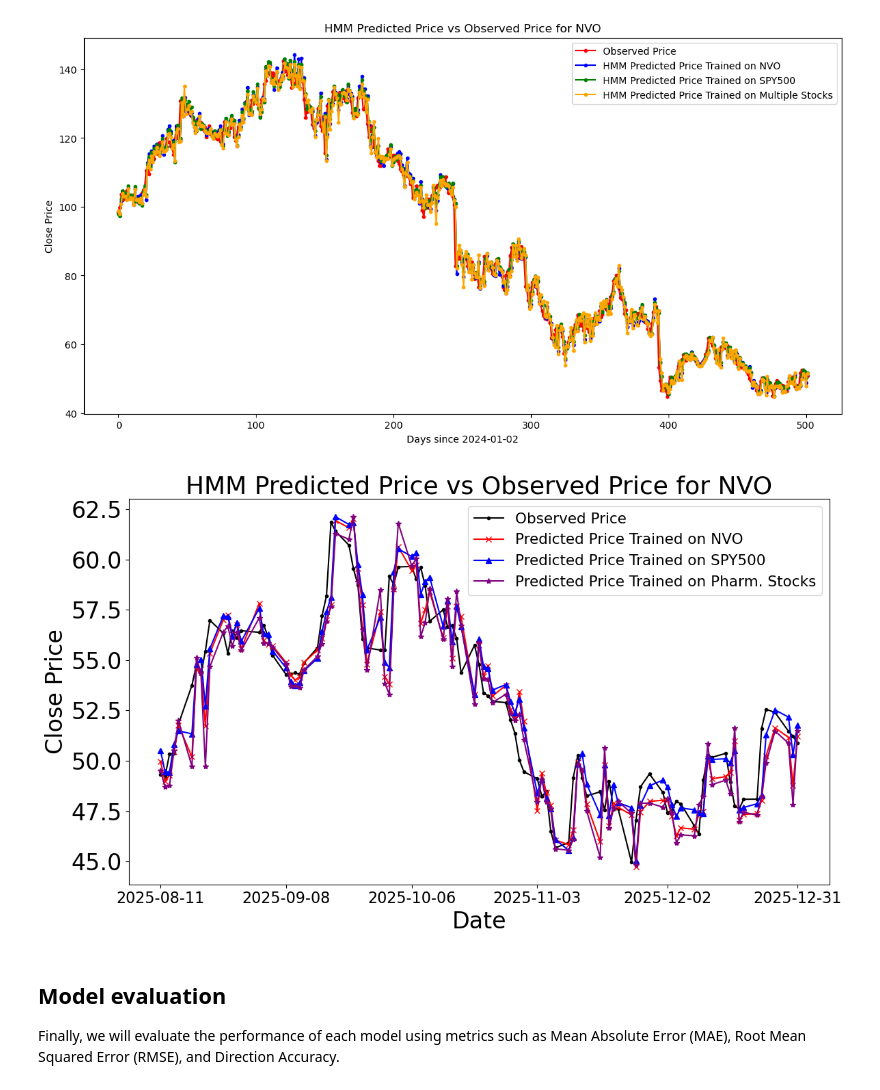
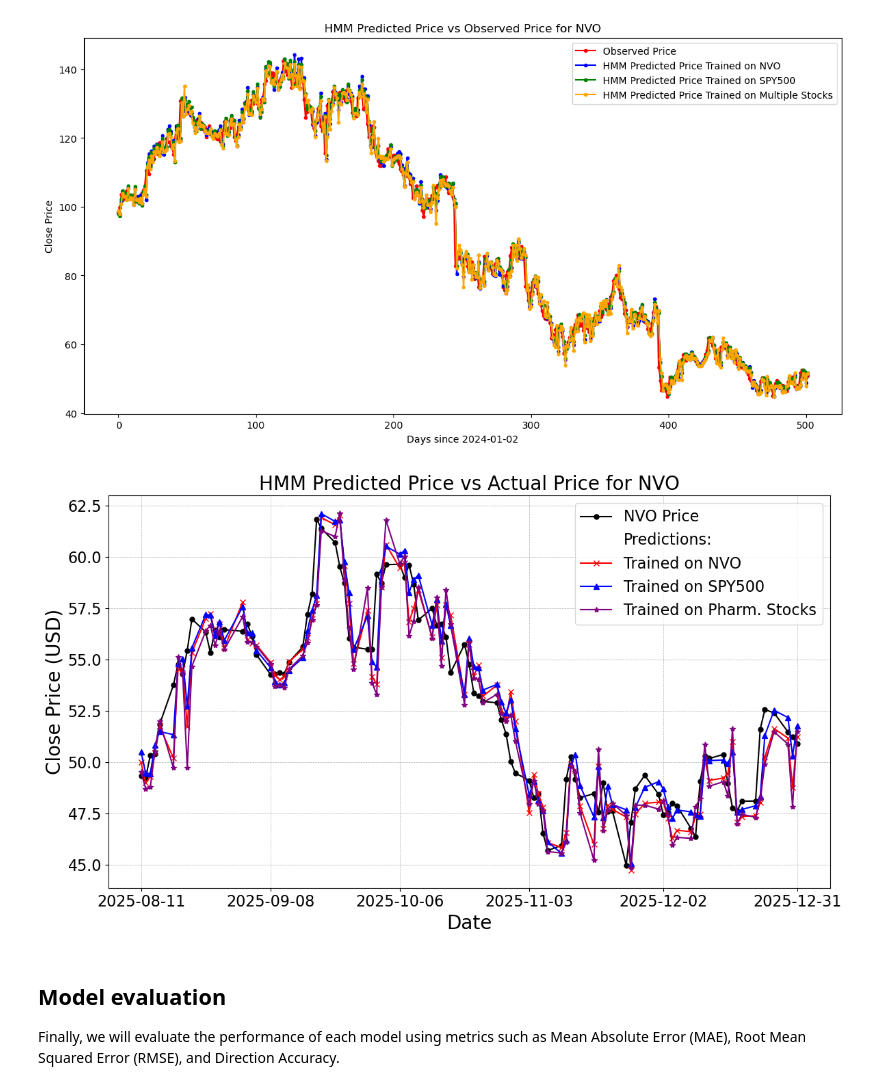
Before and after one commit to anderswol/AppStat2, a Jupyter notebook: Sagar/Stock_Price_Prediction_Models_ComparisonV3.ipynb, the cells around one changed output. Cells and saved outputs as stored; diff of their text form; code cells hidden in the pictures.

Commit message:
plot-changes

```diff
--- a/Sagar/Stock_Price_Prediction_Models_ComparisonV3.ipynb
+++ b/Sagar/Stock_Price_Prediction_Models_ComparisonV3.ipynb
@@ -318,39 +335,57 @@ ax.set_title(f"HMM Predicted Price vs Observed Price for NVO");
 [figure]
 # %%
 import matplotlib.dates as mdates
+from matplotlib.legend_handler import HandlerBase
+
+class HandlerSectionHeader(HandlerBase):
+    def create_artists(self, legend, orig_handle,
+                       xdescent, ydescent, width, height, fontsize, trans):
+        # Create a text only (no marker) legend entry
+        t = legend.get_texts()[0]
+        return [legend._legend_box._text_artist(
+            orig_handle, t.get_fontproperties(), fontsize, trans, "left")]
+
 import numpy as np
 
 fig, ax = plt.subplots(figsize=(12, 7))
 
 # Extract last 100 dates
 dates = df_nvo['Date'].iloc[-100:]
 
 colors = ['black', 'red', 'blue', 'purple']
 
 # Plot with dates on x-axis
-ax.plot(dates, real_logfeat[-100:], '.-', label='Observed Price', color=colors[0])
-ax.plot(dates, NVO_predictions_logfeat[-100:], 'x-', label='Predicted Price Trained on NVO', color=colors[1])
-ax.plot(dates, NVO_pred_other[-100:], '^-', label='Predicted Price Trained on SPY500', color=colors[2])
-ax.plot(dates, NVO_pred_multi[-100:], '*-', label='Predicted Price Trained on Pharm. Stocks', color=colors[3])
+ax.plot(dates, real_logfeat[-100:], '.-', ms = 10, label='NVO Price', color=colors[0])
+
+ax.plot([], [], ' ', label='Predictions:')
+
+ax.plot(dates, NVO_predictions_logfeat[-100:], 'x-', ms = 6, label='Trained on NVO', color=colors[1])
+ax.plot(dates, NVO_pred_other[-100:], '^-', ms =6, label='Trained on SPY500', color=colors[2])
+ax.plot(dates, NVO_pred_multi[-100:], '*-', ms =6, label='Trained on Pharm. Stocks', color=colors[3])
 
 # --- Limit ticks  ---
 num_ticks = 6
 tick_idx = np.linspace(0, len(dates) - 1, num_ticks, dtype=int)
 ax.set_xticks(dates.iloc[tick_idx])
 
 
 # plt.xticks(rotation=45)
 
-ax.set_ylabel("Close Price", fontsize=24)
-ax.set_xlabel("Date", fontsize=24)
-ax.tick_params(axis='y', which='major', labelsize=24)
+ax.set_ylabel("Close Price (USD)", fontsize=20)
+ax.set_xlabel("Date", fontsize=20)
+ax.tick_params(axis='y', which='major', labelsize=16)
 ax.tick_params(axis='x', which='major', labelsize=16)
-ax.set_title("HMM Predicted Price vs Observed Price for NVO", fontsize=26)
-ax.legend(fontsize=15.5)
+ax.set_title("HMM Predicted Price vs Actual Price for NVO", fontsize=20)
+
+# Custom handler for just the "Predictions:" entry
+handles, labels = ax.get_legend_handles_labels()
+custom = {'Predictions:': HandlerSectionHeader()}
+ax.legend(handles, labels, fontsize=16, handler_map=custom)
+ax.grid(True, which='both', linestyle='--', linewidth=0.5)
 
 plt.tight_layout()
 # %% [output]
-[figure, old version]
+[figure, new version]
 # %% [markdown]
 ## Model evaluation
 
```
Also changed, not shown: parts of 4 cells of this notebook.
